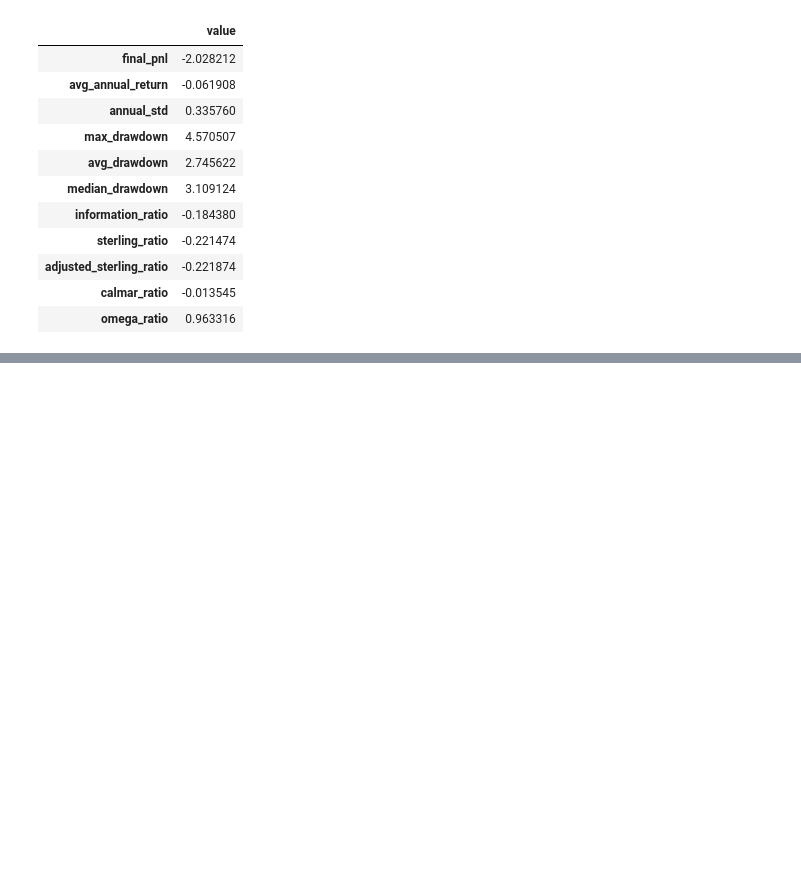
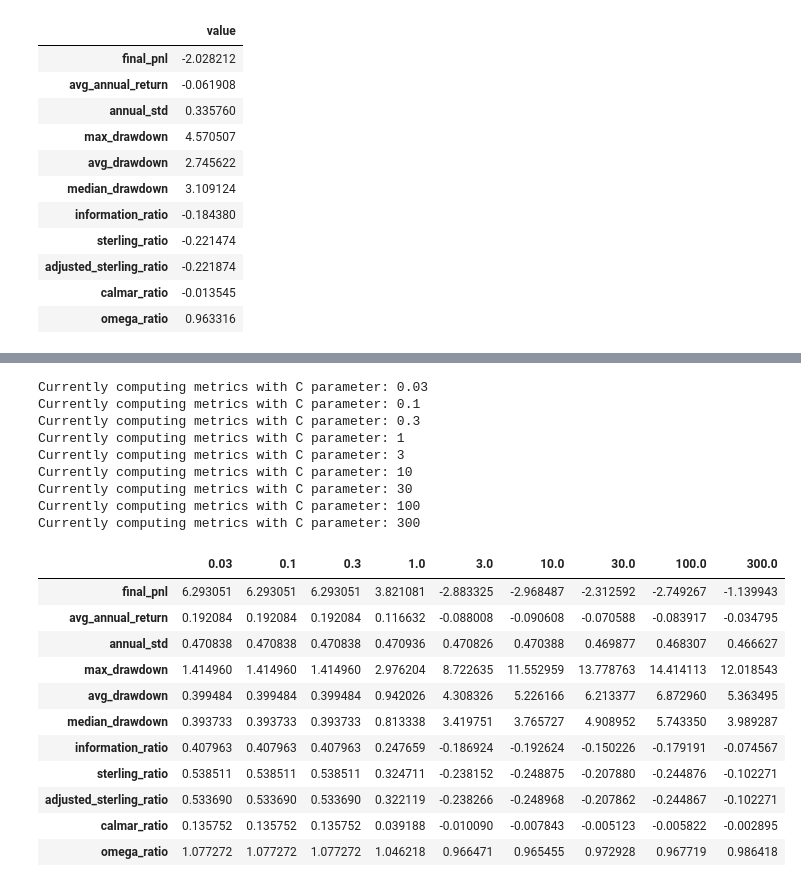
Before and after one commit to DannyZuko/machine-learning, a Jupyter notebook: projects/capstone/notebook.ipynb, the cells around one changed output, grey strips where cells are left out. Cells and saved outputs as stored; diff of their text form; code cells hidden in the pictures; blank space fills up the shorter version.

```diff
--- a/projects/capstone/notebook.ipynb
+++ b/projects/capstone/notebook.ipynb
@@ -734,0 +771,36 @@ display(evaluate(pnl_ensemble))
+# %%
+Cs = [0.03, 0.1, 0.3, 1, 3, 10, 30, 100, 300]
+grid_search_result = pd.DataFrame(index=evaluate(pnl_svm).index,
+                                  columns=Cs)
+
+for i, C in enumerate(Cs):
+    print "Currently computing metrics with C parameter: {}".format(C)
+    accuracy_svm, pnl_svm = run_model(svm.SVC(C=C),
+                                      scaled_X_trains,
+                                      scaled_X_tests,
+                                      labels)
+    grid_search_result.iloc[:, i] = evaluate(pnl_svm).values
+
+display(grid_search_result)
+# %% [output]
+Currently computing metrics with C parameter: 0.03
+Currently computing metrics with C parameter: 0.1
+Currently computing metrics with C parameter: 0.3
+Currently computing metrics with C parameter: 1
+Currently computing metrics with C parameter: 3
+Currently computing metrics with C parameter: 10
+Currently computing metrics with C parameter: 30
+Currently computing metrics with C parameter: 100
+Currently computing metrics with C parameter: 300
+|  | 0.03 | 0.1 | 0.3 | 1.0 | 3.0 | 10.0 | 30.0 | 100.0 | 300.0 |
+| final_pnl | 6.293051 | 6.293051 | 6.293051 | 3.821081 | -2.883325 | -2.968487 | -2.312592 | -2.749267 | -1.139943 |
+| avg_annual_return | 0.192084 | 0.192084 | 0.192084 | 0.116632 | -0.088008 | -0.090608 | -0.070588 | -0.083917 | -0.034795 |
+| annual_std | 0.470838 | 0.470838 | 0.470838 | 0.470936 | 0.470826 | 0.470388 | 0.469877 | 0.468307 | 0.466627 |
+| max_drawdown | 1.414960 | 1.414960 | 1.414960 | 2.976204 | 8.722635 | 11.552959 | 13.778763 | 14.414113 | 12.018543 |
+| avg_drawdown | 0.399484 | 0.399484 | 0.399484 | 0.942026 | 4.308326 | 5.226166 | 6.213377 | 6.872960 | 5.363495 |
+| median_drawdown | 0.393733 | 0.393733 | 0.393733 | 0.813338 | 3.419751 | 3.765727 | 4.908952 | 5.743350 | 3.989287 |
+| information_ratio | 0.407963 | 0.407963 | 0.407963 | 0.247659 | -0.186924 | -0.192624 | -0.150226 | -0.179191 | -0.074567 |
+| sterling_ratio | 0.538511 | 0.538511 | 0.538511 | 0.324711 | -0.238152 | -0.248875 | -0.207880 | -0.244876 | -0.102271 |
+| adjusted_sterling_ratio | 0.533690 | 0.533690 | 0.533690 | 0.322119 | -0.238266 | -0.248968 | -0.207862 | -0.244867 | -0.102271 |
+| calmar_ratio | 0.135752 | 0.135752 | 0.135752 | 0.039188 | -0.010090 | -0.007843 | -0.005123 | -0.005822 | -0.002895 |
+| omega_ratio | 1.077272 | 1.077272 | 1.077272 | 1.046218 | 0.966471 | 0.965455 | 0.972928 | 0.967719 | 0.986418 |
```
Also changed, not shown: parts of 5 cells of this notebook.
